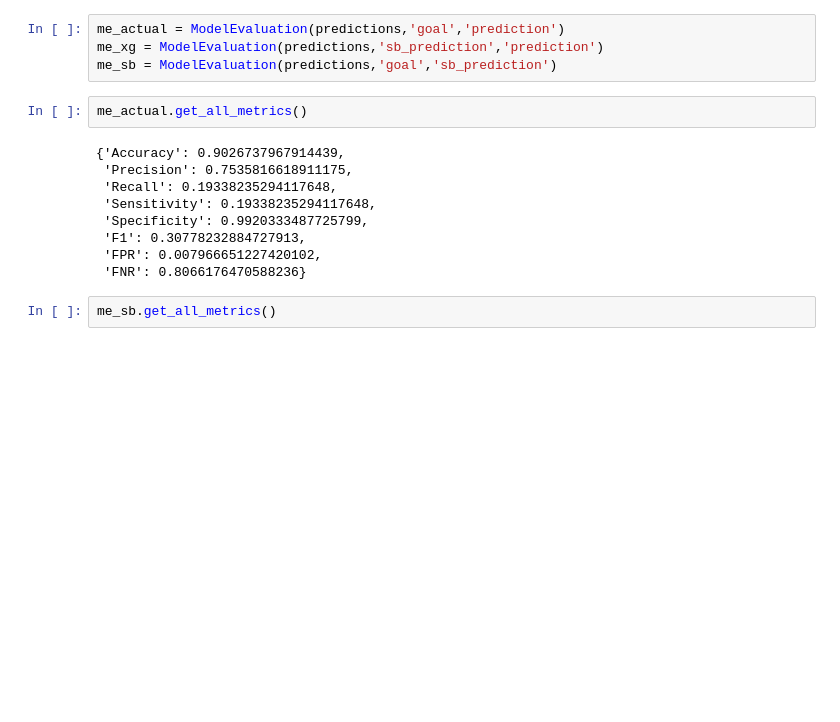
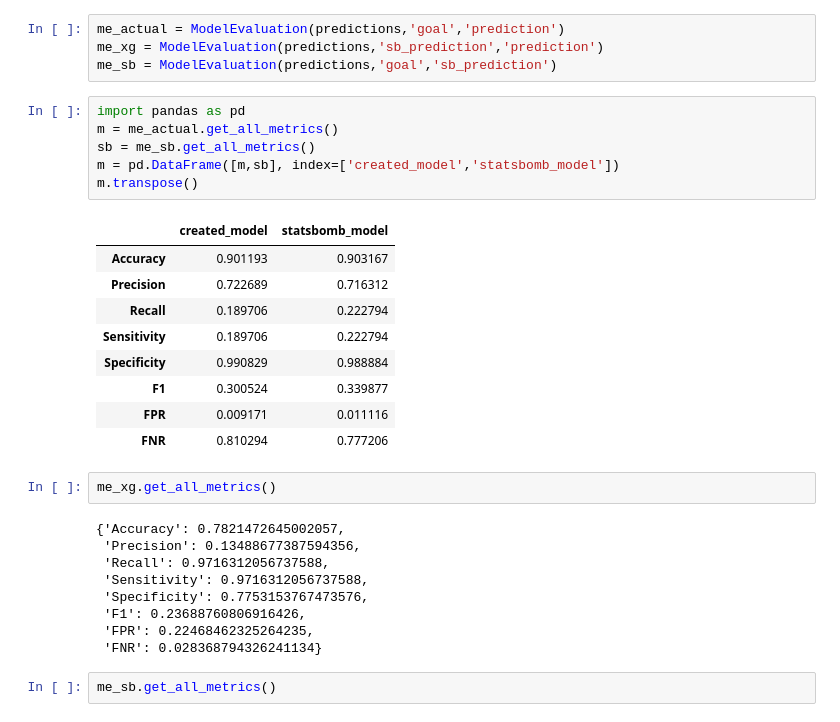
Before and after one commit to GuechtouliAnis/xG-model, a Jupyter notebook: evaluation.ipynb, the cells around one changed output. Cells and saved outputs as stored; diff of their text form; blank space fills up the shorter version.

```diff
--- a/evaluation.ipynb
+++ b/evaluation.ipynb
@@ -184,17 +203,33 @@ from model_evaluation import ModelEvaluation
 me_actual = ModelEvaluation(predictions,'goal','prediction')
 me_xg = ModelEvaluation(predictions,'sb_prediction','prediction')
 me_sb = ModelEvaluation(predictions,'goal','sb_prediction')
+# %%
+import pandas as pd
+m = me_actual.get_all_metrics()
+sb = me_sb.get_all_metrics()
+m = pd.DataFrame([m,sb], index=['created_model','statsbomb_model'])
+m.transpose()
+# %% [output]
+|  | created_model | statsbomb_model |
+| Accuracy | 0.901193 | 0.903167 |
+| Precision | 0.722689 | 0.716312 |
+| Recall | 0.189706 | 0.222794 |
+| Sensitivity | 0.189706 | 0.222794 |
+| Specificity | 0.990829 | 0.988884 |
+| F1 | 0.300524 | 0.339877 |
+| FPR | 0.009171 | 0.011116 |
+| FNR | 0.810294 | 0.777206 |
 # %%
-me_actual.get_all_metrics()
+me_xg.get_all_metrics()
 # %% [output]
-{'Accuracy': 0.9026737967914439,
- 'Precision': 0.7535816618911175,
- 'Recall': 0.19338235294117648,
- 'Sensitivity': 0.19338235294117648,
- 'Specificity': 0.9920333487725799,
- 'F1': 0.30778232884727913,
- 'FPR': 0.007966651227420102,
- 'FNR': 0.8066176470588236}
+{'Accuracy': 0.7821472645002057,
+ 'Precision': 0.13488677387594356,
+ 'Recall': 0.9716312056737588,
+ 'Sensitivity': 0.9716312056737588,
+ 'Specificity': 0.7753153767473576,
+ 'F1': 0.23688760806916426,
+ 'FPR': 0.22468462325264235,
+ 'FNR': 0.028368794326241134}
 # %%
 me_sb.get_all_metrics()
 # %% [output]
```
Also changed, not shown: parts of 26 cells of this notebook, 5 other files.
